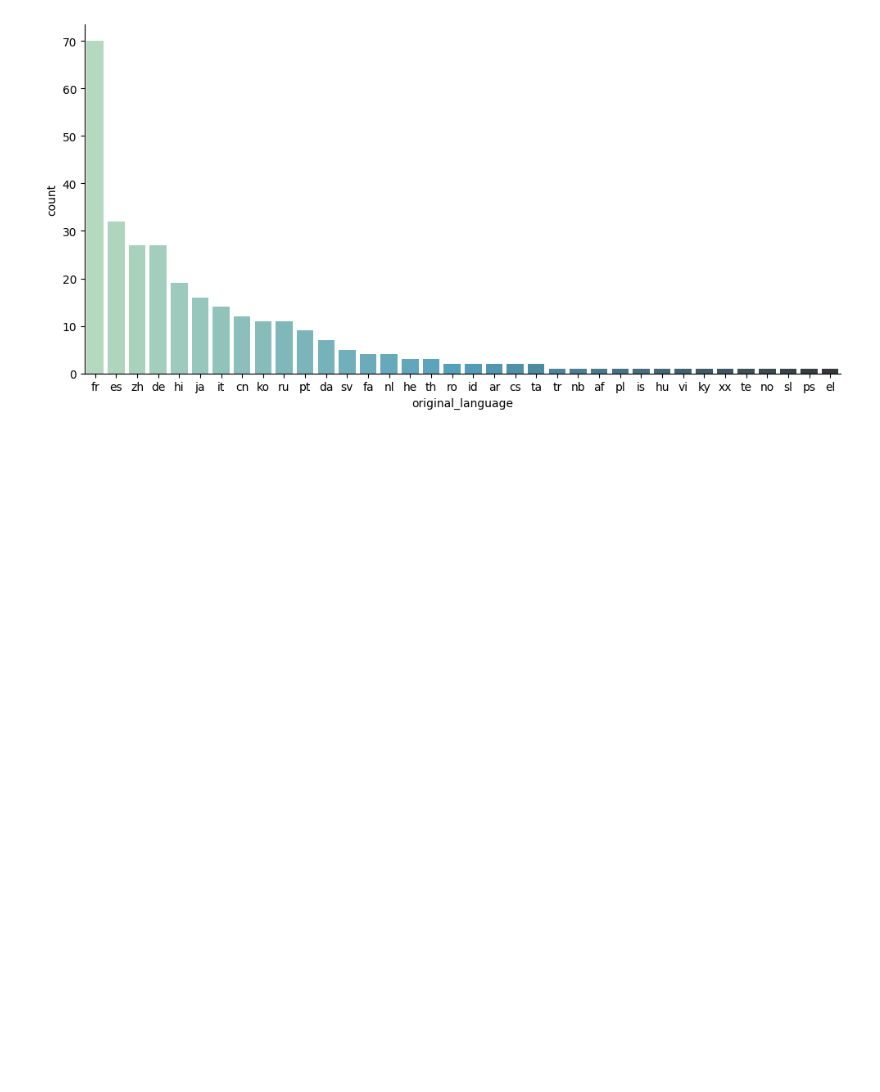
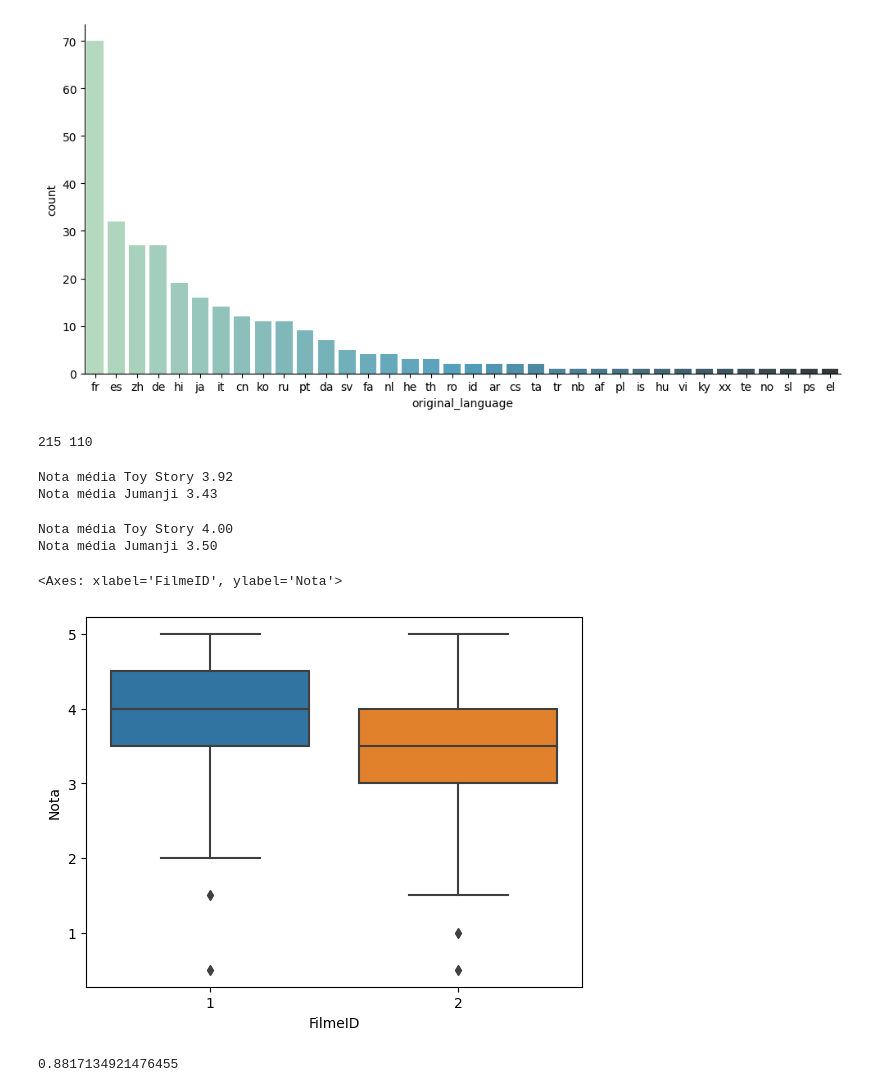
Before and after one commit to carlosvinicius-ai/DataScience, a Jupyter notebook: Codigos/Data_Science_analise_e_visualização_de_dados/introducao_ao_DataScience.ipynb, the cells around one changed output. Saved outputs shown, nothing was run; the diff lists cells and outputs as text; code cells hidden in the pictures; blank space fills up the shorter version.

```diff
--- a/Codigos/Data_Science_analise_e_visualização_de_dados/introducao_ao_DataScience.ipynb
+++ b/Codigos/Data_Science_analise_e_visualização_de_dados/introducao_ao_DataScience.ipynb
@@ -287,3 +287,32 @@ sns.catplot(x = 'original_language', kind = 'count',
 # %% [output]
 <seaborn.axisgrid.FacetGrid at 0x...>
 [figure]
+# %%
+notas_Toy_Story = notas.query('FilmeID == 1')
+notas_Jumanji = notas.query('FilmeID == 2')
+
+print(len(notas_Toy_Story), len(notas_Jumanji))
+# %% [output]
+215 110
+# %%
+print('Nota média Toy Story %.2f'% notas_Toy_Story.Nota.mean())
+print('Nota média Jumanji %.2f'% notas_Jumanji.Nota.mean())
+# %% [output]
+Nota média Toy Story 3.92
+Nota média Jumanji 3.43
+# %%
+print('Nota média Toy Story %.2f'% notas_Toy_Story.Nota.median())
+print('Nota média Jumanji %.2f'% notas_Jumanji.Nota.median())
+# %% [output]
+Nota média Toy Story 4.00
+Nota média Jumanji 3.50
+# %%
+sns.boxplot(x='FilmeID', y = 'Nota', data = notas.query('FilmeID in [1,2]'))
+# %% [output]
+<Axes: xlabel='FilmeID', ylabel='Nota'>
+[figure, added]
+# %%
+notas_Toy_Story.Nota.std()
+notas_Jumanji.Nota.std()
+# %% [output]
+0.8817134921476455
```
